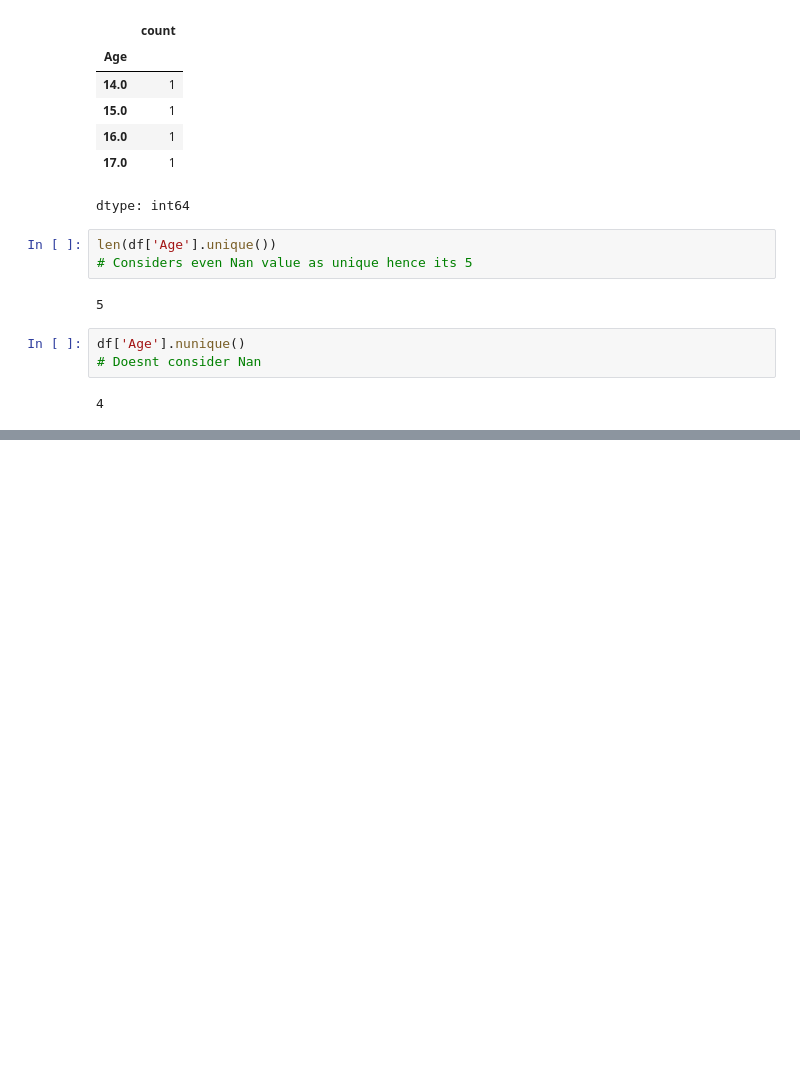
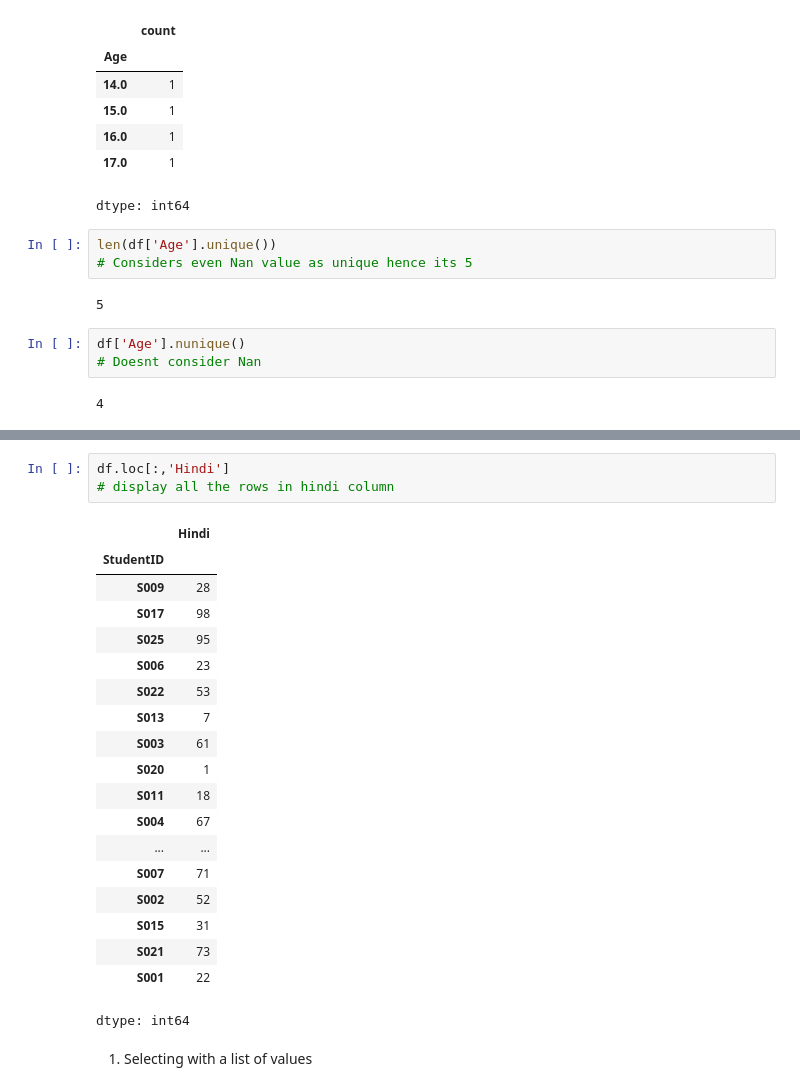
Before and after one commit to NehaSrinivas98/MachineLearningCourse, a Jupyter notebook: pandasNumpy.ipynb, the cells around one changed output, grey strips where cells are left out. Saved outputs shown, nothing was run; the diff lists cells and outputs as text; blank space fills up the shorter version.

```diff
--- a/pandasNumpy.ipynb
+++ b/pandasNumpy.ipynb
@@ -959,0 +1090,25 @@ df['Age'].nunique()
+# %%
+df.loc[:,'Hindi']
+# display all the rows in hindi column
+# %% [output]
+|  | Hindi |
+| StudentID |  |
+| S009 | 28 |
+| S017 | 98 |
+| S025 | 95 |
+| S006 | 23 |
+| S022 | 53 |
+| S013 | 7 |
+| S003 | 61 |
+| S020 | 1 |
+| S011 | 18 |
+| S004 | 67 |
+| ... | ... |
+| S007 | 71 |
+| S002 | 52 |
+| S015 | 31 |
+| S021 | 73 |
+| S001 | 22 |
+dtype: int64
+# %% [markdown]
+1. Selecting with a list of values
```
Also changed, not shown: parts of 11 cells of this notebook.
